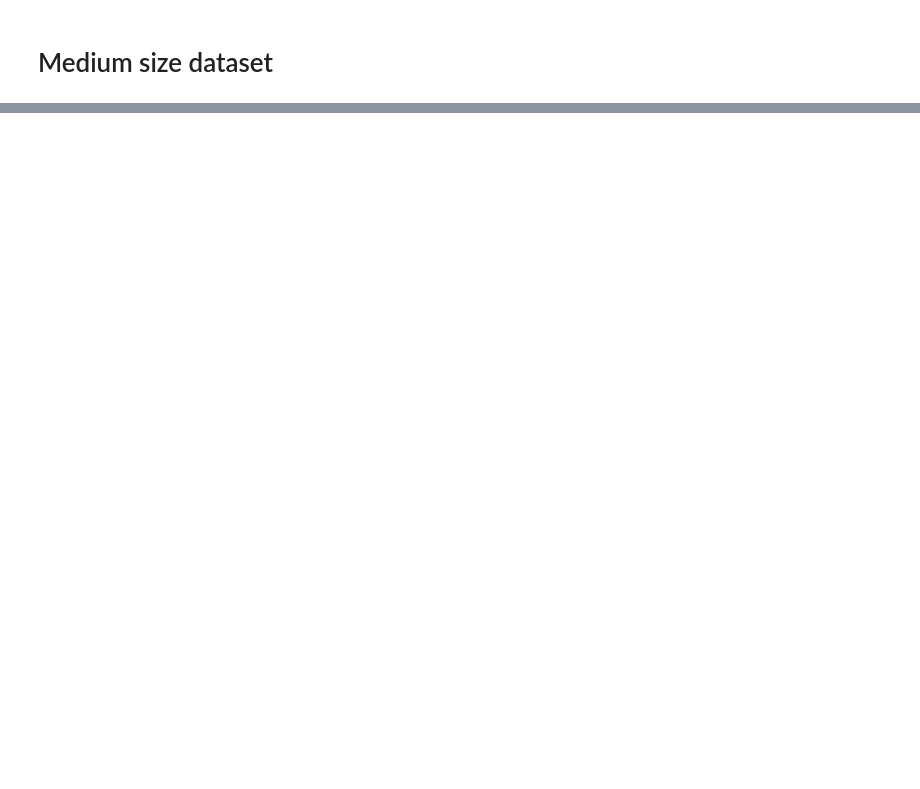
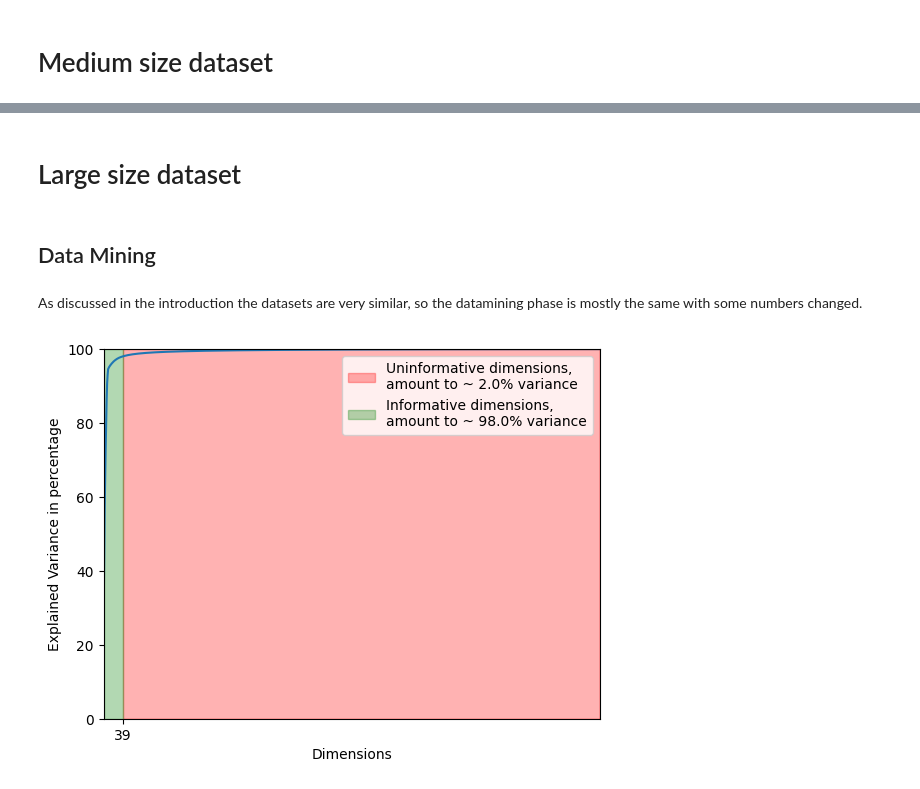
Before and after one commit to Haislich/MachineLearning, a Jupyter notebook: Code/Homework1/homework1.ipynb, the cells around one changed output, grey strips where cells are left out. Saved outputs shown, nothing was run; the diff lists cells and outputs as text; code cells hidden in the pictures; blank space fills up the shorter version.

```diff
--- a/Code/Homework1/homework1.ipynb
+++ b/Code/Homework1/homework1.ipynb
@@ -241,0 +212,31 @@ T-SNE can help us identify why SVM tend to make errors more frequently on $3$ an
+# %% [markdown]
+# Large size dataset
+# %% [markdown]
+## Data Mining
+# %% [markdown]
+As discussed in the introduction the datasets are very similar, so the datamining phase is mostly the same with some numbers changed.
+# %%
+X_2_reduced, _, y_2_reduced, _ = train_test_split(X_2, y_2, test_size=0.9, random_state=42)
+
+
+pca_2 = PCA()
+pca_2.fit(X_2_reduced)
+cumsum = np.cumsum(pca_2.explained_variance_ratio_)*100
+perc = 98
+d  = np.argmax(cumsum >= perc) +1
+
+plt.plot(cumsum)
+#plt.plot(d,0,"ko")
+plt.axis([0,1000,0,100])
+plt.xlabel("Dimensions")
+plt.ylabel("Explained Variance in percentage")
+
+# # Highlight the right part in orange
+plt.fill_between(list(range(1001)),y1 = 100, where =[i >=d for i in range(1001)] , color='red', alpha=0.3, label=f'Uninformative dimensions,\namount to ~ {np.round(sum(pca_2.explained_variance_ratio_[d:]),2) * 100}% variance')
+plt.fill_between(list(range(1001)),y1 = 100,where =[i <= d for i in range(1001)] , color='green', alpha=0.3, label=f'Informative dimensions,\namount to ~ {np.round(sum(pca_2.explained_variance_ratio_[:d]),2) * 100}% variance')
+plt.xticks(ticks= [d])
+
+plt.legend()
+plt.show()
+# %% [output]
+[figure, added]
```
Also changed, not shown: parts of 69 cells of this notebook, 6 other files.
